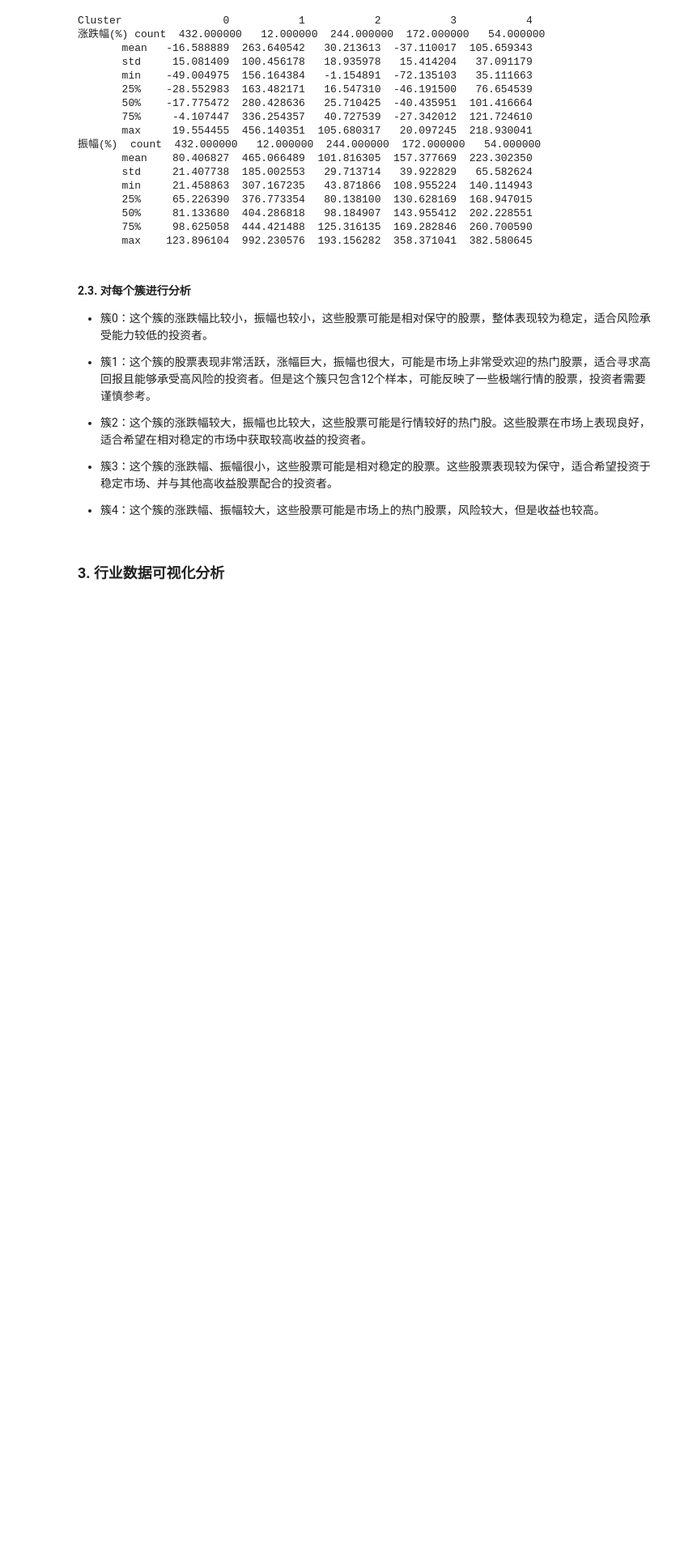
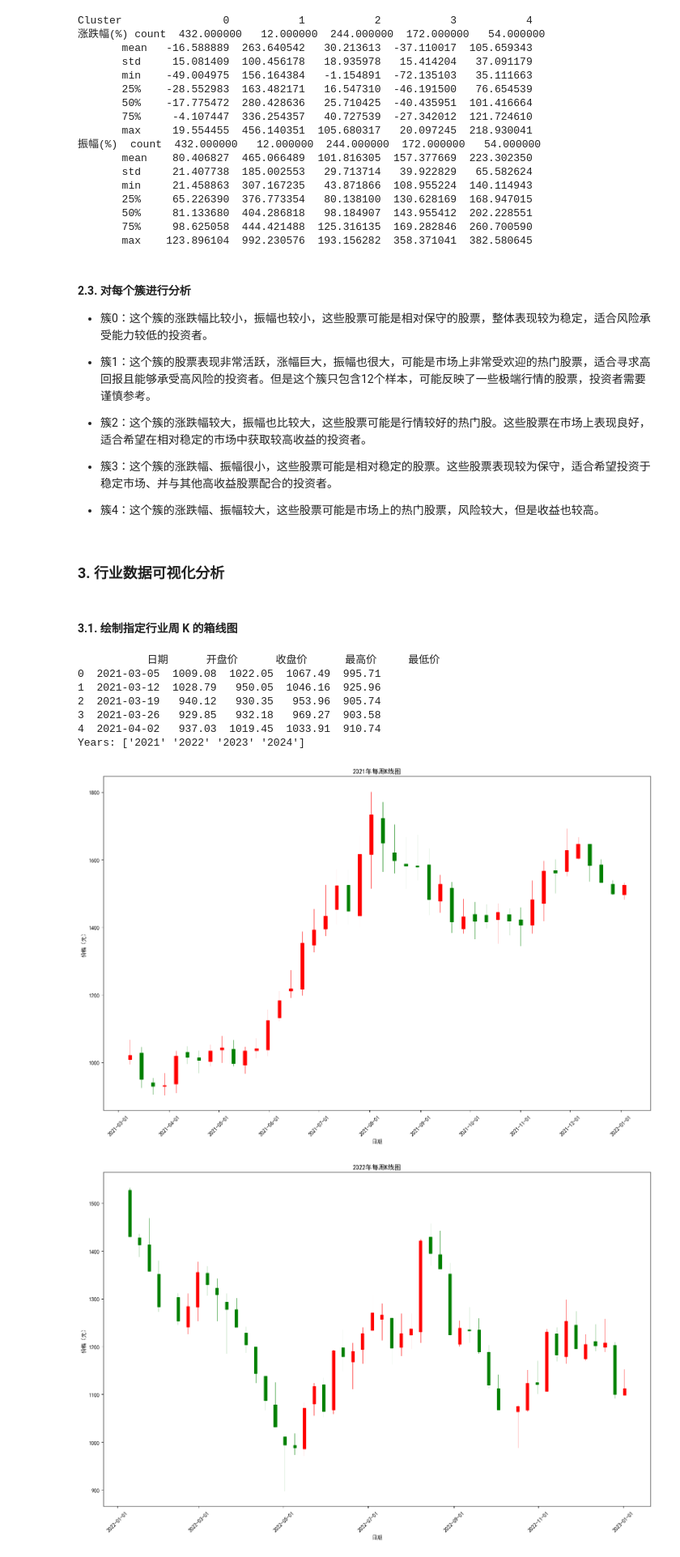
Before and after one commit to R3c0ger/crawling-analysis-and-modeling-of-stock-data, a Jupyter notebook: stock_crawler.ipynb, the cells around one changed output. Shown at 81% size. Saved outputs shown, nothing was run; the diff lists cells and outputs as text; code cells hidden in the pictures; blank space fills up the shorter version.

```diff
--- a/stock_crawler.ipynb
+++ b/stock_crawler.ipynb
@@ -473,3 +473,69 @@ Cluster                0           1           2           3           4
 - 簇4：这个簇的涨跌幅、振幅较大，这些股票可能是市场上的热门股票，风险较大，但是收益也较高。
 # %% [markdown]
 ### 3. 行业数据可视化分析
+# %% [markdown]
+#### 3.1. 绘制指定行业周 K 的箱线图
+# %%
+import matplotlib.dates as mdates
+from mplfinance.original_flavor import candlestick_ohlc
+
+def draw_box_plot(weekly_kline_file):
+    """绘制指定板块每年的周 K 线箱线图"""
+    # 设置中文字体
+    plt.rcParams['font.sans-serif'] = ['SimHei']
+    plt.rcParams['axes.unicode_minus'] = False
+
+    # 导入行业周 K 线数据
+    data = pd.read_excel(weekly_kline_file)
+    # 保留日期和价格数据
+    data = data[['日期', '开盘价', '收盘价', '最高价', '最低价']]
+    print(data.head())
+    # 提取年份
+    data['Year'] = data['日期'].str[:4]
+    years = data['Year'].unique()
+    print(f"Years: {years}")
+
+    for year in years:
+        # 提取周 K 线数据中，指定年份里的所有数据
+        yearly_data = data[data['Year'] == year]
+        # 转换日期格式
+        yearly_data.loc[:, '日期'] = pd.to_datetime(yearly_data['日期'])
+        # 设置日期为索引
+        yearly_data = yearly_data.set_index('日期')
+        # 按周重新采样
+        weekly_data = yearly_data.resample('W-Mon').agg({
+            '开盘价': 'first',
+            '收盘价': 'last',
+            '最高价': 'max',
+            '最低价': 'min'
+        }).dropna()
+
+        # 准备 K 线图数据
+        ohlc = weekly_data.reset_index()  # 重置索引
+        ohlc['日期'] = ohlc['日期'].apply(mdates.date2num)
+        ohlc = ohlc[['日期', '开盘价', '最高价', '最低价', '收盘价']]
+
+        # 绘制 K 线图
+        fig, ax = plt.subplots(figsize=(15, 10))
+        candlestick_ohlc(ax, ohlc.values, width=2, colorup='red', colordown='green')
+        ax.xaxis_date()
+        ax.xaxis.set_major_formatter(mdates.DateFormatter('%Y-%m-%d'))
+        plt.xticks(rotation=45)
+        plt.title(f'{year}年每周K线图')
+        plt.xlabel('日期')
+        plt.ylabel('价格（元）')
+        plt.tight_layout()
+        plt.show()
+
+
+draw_box_plot('BK1036_半导体_weekly_k_data.xlsx')
+# %% [output]
+           日期      开盘价      收盘价      最高价     最低价
+0  2021-03-05  1009.08  1022.05  1067.49  995.71
+1  2021-03-12  1028.79   950.05  1046.16  925.96
+2  2021-03-19   940.12   930.35   953.96  905.74
+3  2021-03-26   929.85   932.18   969.27  903.58
+4  2021-04-02   937.03  1019.45  1033.91  910.74
+Years: ['2021' '2022' '2023' '2024']
+[figure, added]
+[figure, added]
```
Also changed, not shown: parts of 1 cell of this notebook.
